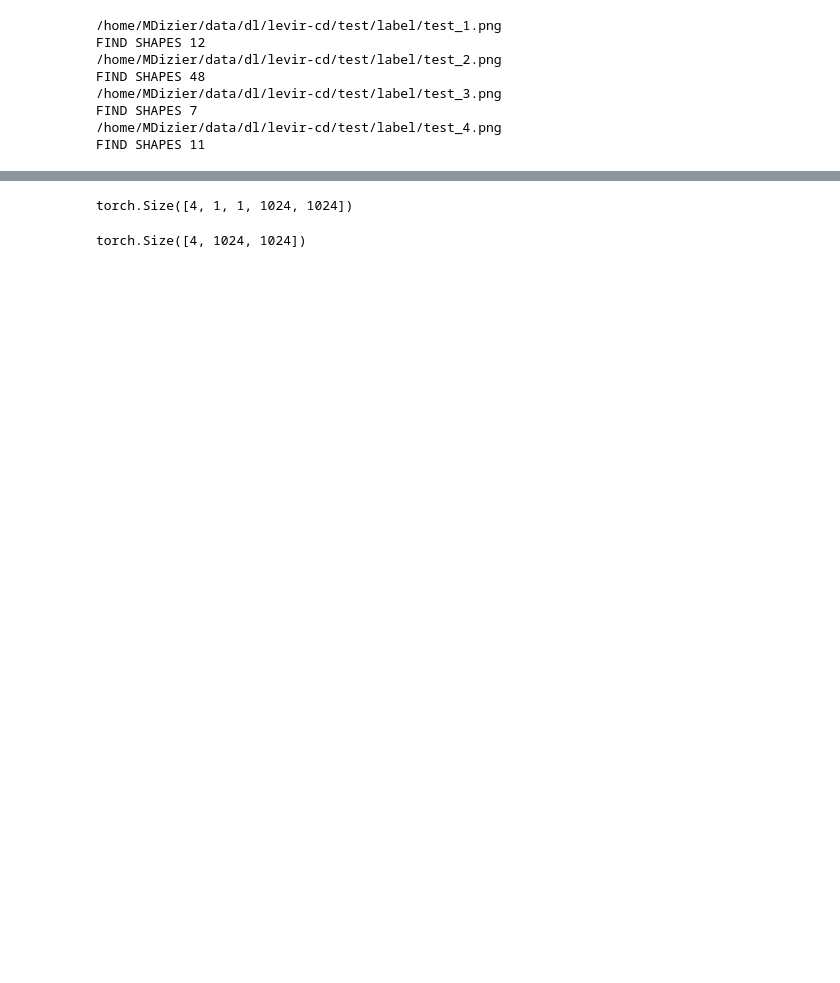
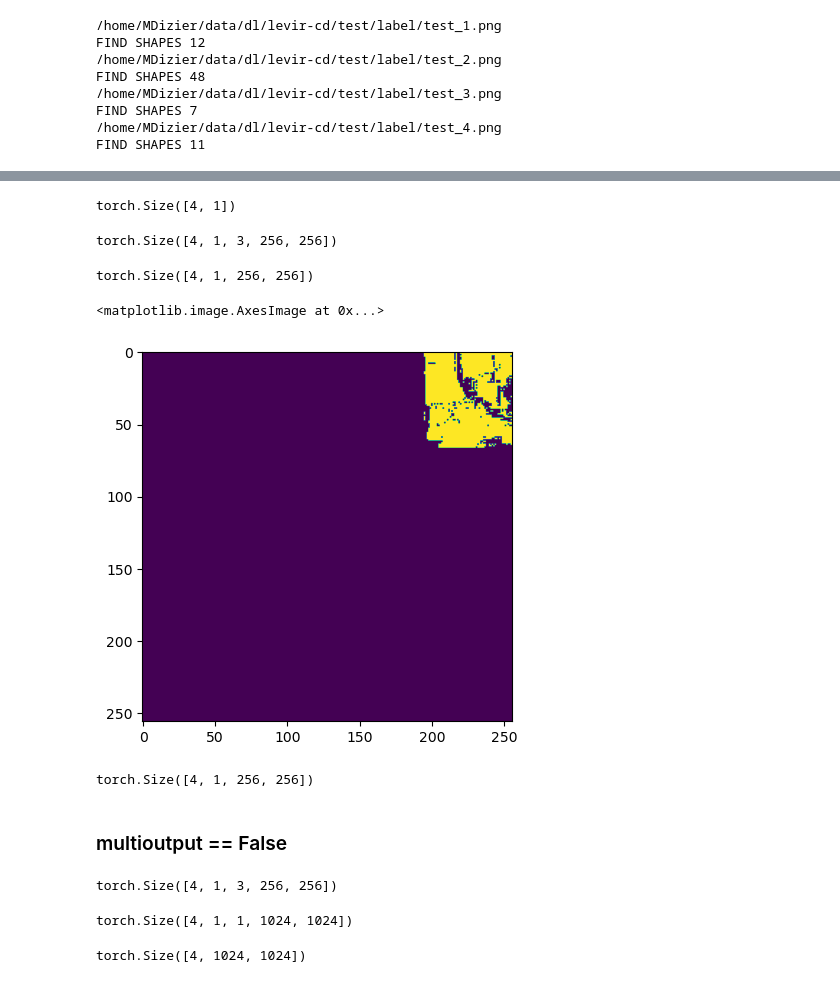
Before and after one commit to brustt/stylo_magique_intership_ign, a Jupyter notebook: notebooks/_debug/review_bisam.ipynb, the cells around one changed output, grey strips where cells are left out. Cells and saved outputs as stored; diff of their text form; code cells hidden in the pictures; blank space fills up the shorter version.

```diff
--- a/notebooks/_debug/review_bisam.ipynb
+++ b/notebooks/_debug/review_bisam.ipynb
@@ -88,3 +88,3 @@ bisam2 = load_sam(
 # %%
-out = bisam2(batch, multimask_output=False)
+out = bisam2(batch, multimask_output=True)
 # %% [output]
@@ -95,3 +97,37 @@ torch.Size([1, 1, 256, 256])
+# %%
+preds = (out["masks"] > 0.).squeeze(2)
+# %%
+idx_max.shape
+# %% [output]
+torch.Size([4, 1])
+# %%
+preds.shape
+# %% [output]
+torch.Size([4, 1, 3, 256, 256])
+# %%
+idx_max = torch.argmax(out["iou_predictions"], dim=2)
+expanded_indices = idx_max.unsqueeze(-1).unsqueeze(-1).unsqueeze(-1).expand(-1, -1, 1, 256, 256)
+# Use gather to select elements along dim 2
+selected_elements = torch.gather(preds, 2, expanded_indices).squeeze(2)
+# %%
+selected_elements.shape
+# %% [output]
+torch.Size([4, 1, 256, 256])
+# %%
+plt.imshow(to_numpy(selected_elements[0].squeeze(), transpose=False))
+# %% [output]
+<matplotlib.image.AxesImage at 0x...>
+[figure, added]
+# %%
+selected_elements.shape
+# %% [output]
+torch.Size([4, 1, 256, 256])
+# %% [markdown]
+### multioutput == False
+# %%
+out["masks"].shape
+# %% [output]
+torch.Size([4, 1, 3, 256, 256])
 # %%
 preds = bisam2.upscale_masks(out["masks"], (1024, 1024))
 # %%
```
Also changed, not shown: parts of 18 cells of this notebook, 15 other files.
